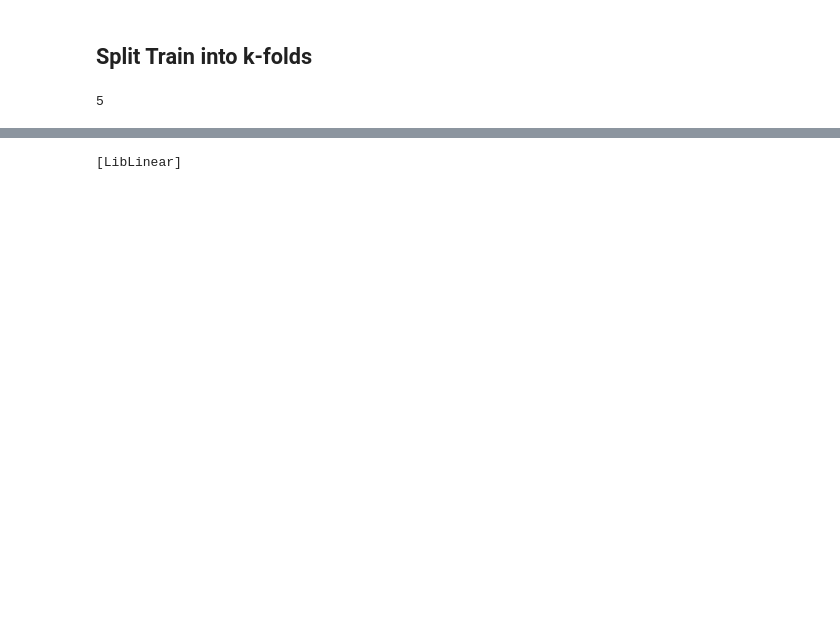
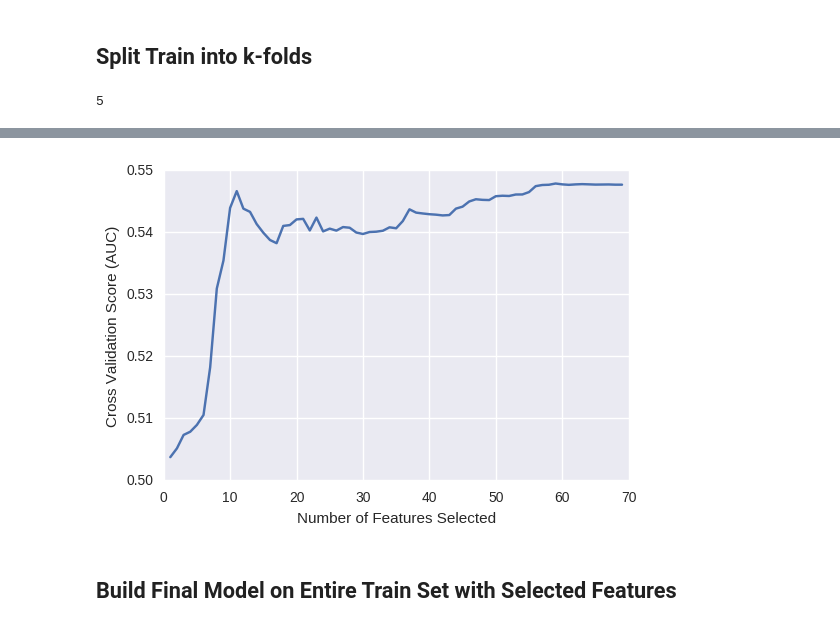
Before and after one commit to jtlowery/pp-joel-lowery, a Jupyter notebook: 2_model_creation_and_validation.ipynb, the cells around one changed output, grey strips where cells are left out. Saved outputs shown, nothing was run; the diff lists cells and outputs as text; code cells hidden in the pictures; blank space fills up the shorter version.

```diff
--- a/2_model_creation_and_validation.ipynb
+++ b/2_model_creation_and_validation.ipynb
@@ -67,7 +70,0 @@ original_features = ['SitusZip',
-# %%
-features = zip3_cols + sqft_cols + year_built_cols + ['vacant', 'Bathrooms_cap', 'NumberOfStories',
-                                    'estimated_minus_market_cap',
-                                    'LotSize_cap', 'MarketImprovementPercent_sqd',
-                                    'has_tax_exemption', 'EstimatedValue_cap',
-                                    'TaxAmount_cap', 'MarketValue_cap', 'MarketLandValue',
-                                                      'MarketImprovementValue_cap']
@@ -94,10 +73,10 @@ data.columns.tolist()
 # %%
 def fit_model(train_data, test_data, features, response='y'):
     model = LogisticRegression(penalty='l2',
-                           random_state=_RANDOM_SEED,
-                           C=.50,
-                           class_weight='balanced',
-                           verbose=0)
+                               random_state=_RANDOM_SEED,
+                               C=1.0,
+                               class_weight='balanced',
+                               verbose=0)
     model = model.fit(X=train[features], y=train[response])
     test_data['pred_'] = model.predict_proba(X=test_data[features])[:, 1]
     train_data['pred_'] = model.predict_proba(X=train_data[features])[:, 1]
@@ -116,5 +95,5 @@ def fit_cv_models(kfolds, train, features, response='y'):
         train_aucs.append(train_auc)
     return np.mean(test_aucs), np.mean(train_aucs)
 # %%
-fit_cv_models(kfolds, train, features=features)
+fit_cv_models(kfolds, train, features=scaled_features + categorical_features)
 # %% [output]
@@ -126,0 +108,9 @@ test_auc: 0.5663571255842433     train_auc: 0.5617742447472083
+# %%
+log_reg = LogisticRegression(penalty='l2',
+                             random_state=_RANDOM_SEED,
+                             C=1.0,
+                             class_weight='balanced',
+                             verbose=0)
+rfecv = RFECV(estimator=log_reg, step=1, cv=kfolds,
+              scoring='roc_auc', n_jobs=6, verbose=0)
+rfecv.fit(train[scaled_features + categorical_features], train['y'])
@@ -127,3 +197,13 @@ test_auc: 0.5663571255842433     train_auc: 0.5617742447472083
+# %%
+plt.figure()
+plt.xlabel('Number of Features Selected')
+plt.ylabel('Cross Validation Score (AUC)')
+plt.plot(range(1, len(rfecv.grid_scores_) + 1), rfecv.grid_scores_)
+plt.show()
+# %% [output]
+[figure, added]
+# %% [markdown]
+## Build Final Model on Entire Train Set with Selected Features
 # %%
 model = LogisticRegression(penalty='l2',
                            random_state=_RANDOM_SEED,
@@ -133,9 +214 @@ model = LogisticRegression(penalty='l2',
-# %%
-non_feature_cols = ['y', 'PID', 'SitusZip', 'MarketImprovementPercent_cap', 'estimated_minus_market', 'MarketValue', 'EstimatedValue',
-                    'SitusZip_4digits', 'class_weight', 'var_x']
-#features = [x for x in data.columns.tolist() if x not in non_feature_cols]
-response = 'y'
-model = model.fit(X=train[features], y=train[response])
-# %% [output]
-[LibLinear]
 # %%
```
Also changed, not shown: parts of 24 cells of this notebook, 1 other file.
